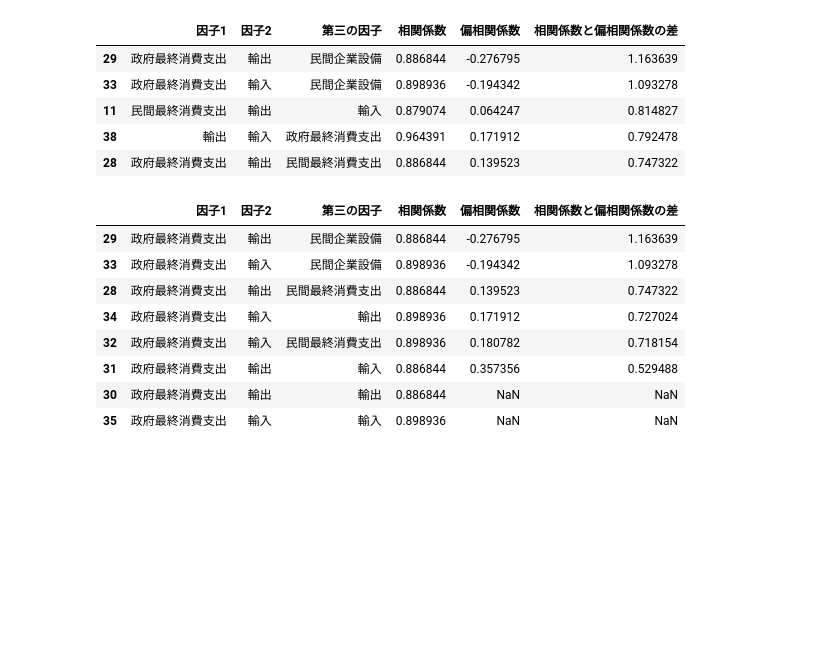
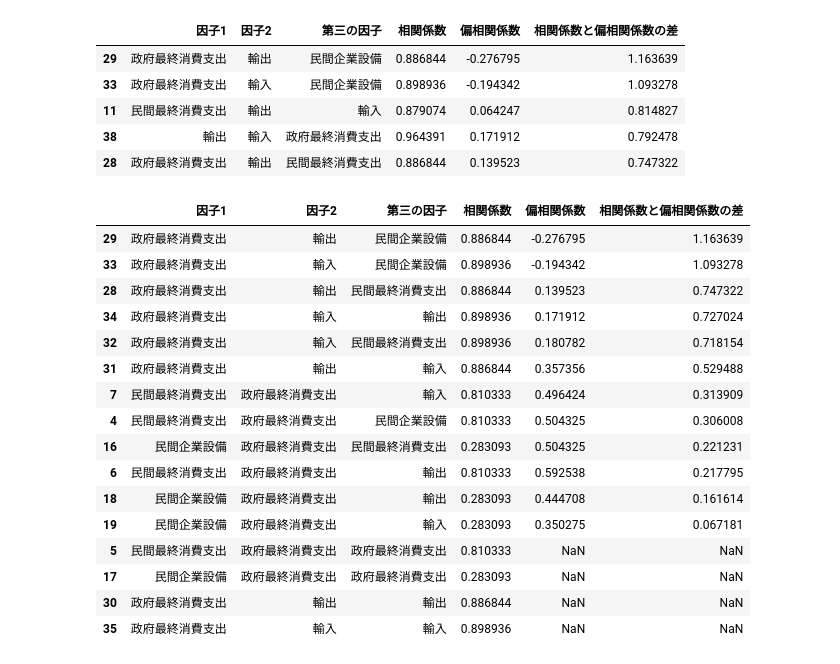
Before and after one commit to NTanaka1994/GDP_Analysis, a Jupyter notebook: GDP_VIF.ipynb, the cells around one changed output. Drawn from its saved outputs; the diff is of its cells as text; code cells hidden in the pictures; blank space fills up the shorter version.

```diff
--- a/GDP_VIF.ipynb
+++ b/GDP_VIF.ipynb
@@ -206,14 +214,22 @@ df_pcorr.sort_values("相関係数と偏相関係数の差", ascending=False).he
 | 38 | 輸出 | 輸入 | 政府最終消費支出 | 0.964391 | 0.171912 | 0.792478 |
 | 28 | 政府最終消費支出 | 輸出 | 民間最終消費支出 | 0.886844 | 0.139523 | 0.747322 |
 # %%
-df_pcorr.query("因子2=='政府最終消費支出'").sort_values("相関係数と偏相関係数の差", ascending=False)
+df_pcorr.query("因子2=='政府最終消費支出' or 因子1=='政府最終消費支出'").sort_values("相関係数と偏相関係数の差", ascending=False)
 # %% [output]
 |  | 因子1 | 因子2 | 第三の因子 | 相関係数 | 偏相関係数 | 相関係数と偏相関係数の差 |
 | 29 | 政府最終消費支出 | 輸出 | 民間企業設備 | 0.886844 | -0.276795 | 1.163639 |
 | 33 | 政府最終消費支出 | 輸入 | 民間企業設備 | 0.898936 | -0.194342 | 1.093278 |
 | 28 | 政府最終消費支出 | 輸出 | 民間最終消費支出 | 0.886844 | 0.139523 | 0.747322 |
 | 34 | 政府最終消費支出 | 輸入 | 輸出 | 0.898936 | 0.171912 | 0.727024 |
 | 32 | 政府最終消費支出 | 輸入 | 民間最終消費支出 | 0.898936 | 0.180782 | 0.718154 |
 | 31 | 政府最終消費支出 | 輸出 | 輸入 | 0.886844 | 0.357356 | 0.529488 |
+| 7 | 民間最終消費支出 | 政府最終消費支出 | 輸入 | 0.810333 | 0.496424 | 0.313909 |
+| 4 | 民間最終消費支出 | 政府最終消費支出 | 民間企業設備 | 0.810333 | 0.504325 | 0.306008 |
+| 16 | 民間企業設備 | 政府最終消費支出 | 民間最終消費支出 | 0.283093 | 0.504325 | 0.221231 |
+| 6 | 民間最終消費支出 | 政府最終消費支出 | 輸出 | 0.810333 | 0.592538 | 0.217795 |
+| 18 | 民間企業設備 | 政府最終消費支出 | 輸出 | 0.283093 | 0.444708 | 0.161614 |
+| 19 | 民間企業設備 | 政府最終消費支出 | 輸入 | 0.283093 | 0.350275 | 0.067181 |
+| 5 | 民間最終消費支出 | 政府最終消費支出 | 政府最終消費支出 | 0.810333 | NaN | NaN |
+| 17 | 民間企業設備 | 政府最終消費支出 | 政府最終消費支出 | 0.283093 | NaN | NaN |
 | 30 | 政府最終消費支出 | 輸出 | 輸出 | 0.886844 | NaN | NaN |
 | 35 | 政府最終消費支出 | 輸入 | 輸入 | 0.898936 | NaN | NaN |
```
Also changed, not shown: parts of 1 cell of this notebook.
